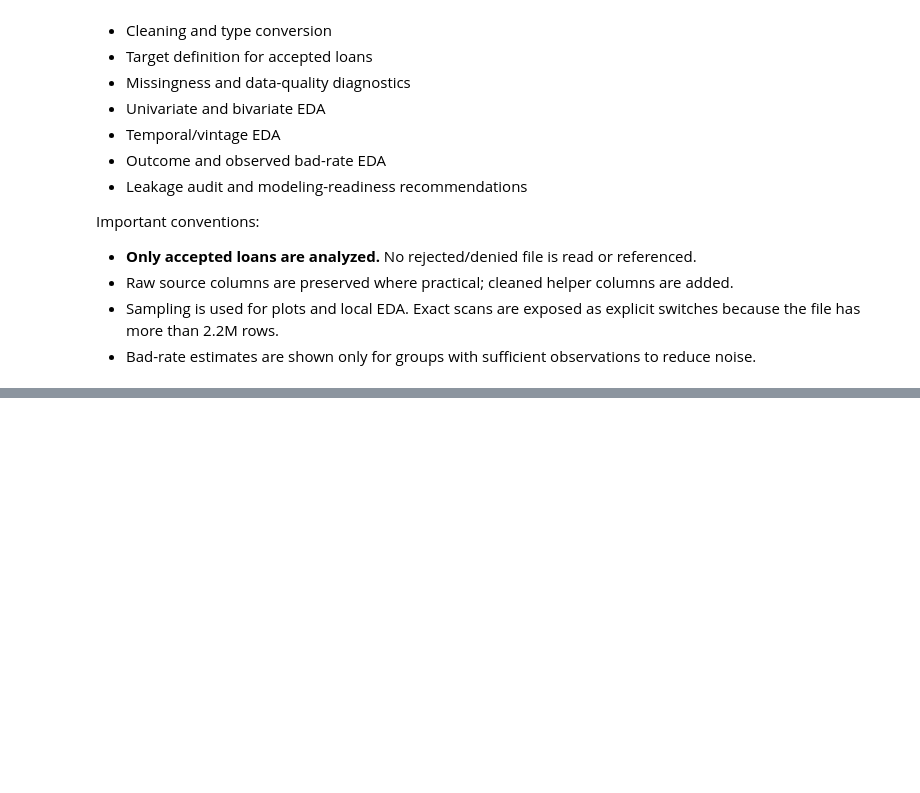
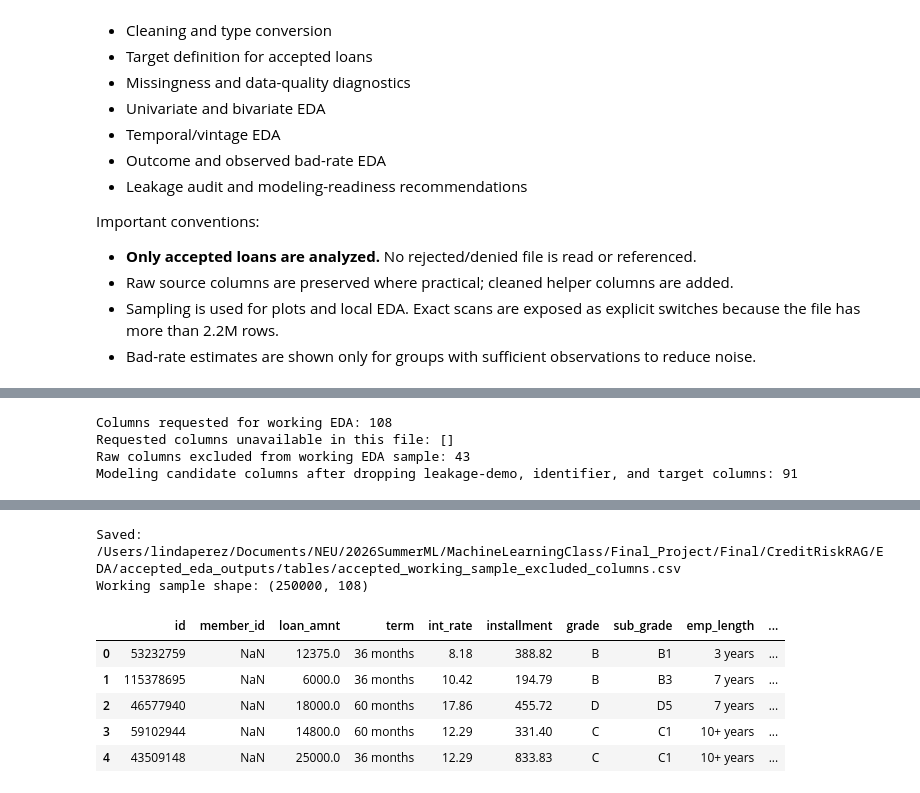
Before and after one commit to lindaperez/CreditRiskRAG, a Jupyter notebook: EDA/Accepted_Loan_EDA.ipynb, the cells around one changed output, grey strips where cells are left out. Drawn from its saved outputs; the diff is of its cells as text; code cells hidden in the pictures; blank space fills up the shorter version.

```diff
--- a/EDA/Accepted_Loan_EDA.ipynb
+++ b/EDA/Accepted_Loan_EDA.ipynb
@@ -347,8 +425,67 @@ LEAKAGE_DEMO_COLS = [
 requested_cols = IDENTIFIER_COLS + TARGET_COLS + APPLICATION_TIME_CANDIDATES + LEAKAGE_DEMO_COLS
 ACCEPTED_USECOLS = [c for c in requested_cols if c in accepted_columns]
 missing_requested = sorted(set(requested_cols) - set(ACCEPTED_USECOLS))
+
+# Columns not loaded into the working sample are documented explicitly so reviewers can
+# distinguish clear leakage exclusions from sparse, conditional, text, or timing-review fields.
+EXCLUDED_FROM_WORKING_SAMPLE = [c for c in accepted_columns if c not in ACCEPTED_USECOLS]
+
+FUNDING_OR_ALLOCATION_FIELDS = {"funded_amnt", "funded_amnt_inv"}
+FREE_TEXT_OR_PROXY_REVIEW_FIELDS = {"emp_title", "desc", "title"}
+POST_ORIGINATION_SERVICING_FIELDS = {
+    "pymnt_plan", "out_prncp_inv", "total_pymnt_inv", "total_rec_late_fee", "next_pymnt_d",
+}
+SECONDARY_APPLICANT_FIELDS = {
+    "revol_bal_joint", "sec_app_fico_range_low", "sec_app_fico_range_high",
+    "sec_app_earliest_cr_line", "sec_app_inq_last_6mths", "sec_app_mort_acc",
+    "sec_app_open_acc", "sec_app_revol_util", "sec_app_open_act_il",
+    "sec_app_num_rev_accts", "sec_app_chargeoff_within_12_mths",
+    "sec_app_collections_12_mths_ex_med", "sec_app_mths_since_last_major_derog",
+}
+HARDSHIP_OR_SETTLEMENT_FIELDS = {
+    "hardship_type", "hardship_reason", "hardship_status", "deferral_term", "hardship_amount",
+    "hardship_start_date", "hardship_end_date", "payment_plan_start_date", "hardship_length",
+    "hardship_dpd", "hardship_loan_status", "orig_projected_additional_accrued_interest",
+    "hardship_payoff_balance_amount", "hardship_last_payment_amount", "debt_settlement_flag_date",
+    "settlement_status", "settlement_date", "settlement_amount", "settlement_percentage",
+    "settlement_term",
+}
+
+
+def working_sample_exclusion_reason(column: str) -> str:
+    if column in FUNDING_OR_ALLOCATION_FIELDS:
+        return "Funding/allocation field; may reflect platform or investor funding mechanics rather than borrower application risk. Review timing before modeling."
+    if column in FREE_TEXT_OR_PROXY_REVIEW_FIELDS:
+        return "Free-text or employer/title field; excluded from first-pass EDA because it needs NLP, privacy, and fair-lending proxy review."
+    if column in POST_ORIGINATION_SERVICING_FIELDS:
+        return "Post-origination servicing/payment-plan field; excluded to avoid leakage in an at-application repayment-risk workflow."
+    if column in SECONDARY_APPLICANT_FIELDS:
+        return "Secondary/joint-applicant field; excluded from first-pass working sample because it is sparse and conditional on application_type. Consider later with structural-missingness handling."
+    if column in HARDSHIP_OR_SETTLEMENT_FIELDS:
+        return "Hardship or settlement field created after origination; clear leakage for an at-application default-risk model."
+    return "Not selected for focused memory-aware EDA; review source timing and business meaning before adding to the modeling feature set."
+
+
+excluded_working_sample_columns = pd.DataFrame([
+    {
+        "column": col,
+        "exclusion_reason": working_sample_exclusion_reason(col),
+    }
+    for col in EXCLUDED_FROM_WORKING_SAMPLE
+])
+
 print(f"Columns requested for working EDA: {len(ACCEPTED_USECOLS)}")
 print(f"Requested columns unavailable in this file: {missing_requested}")
+print(f"Raw columns excluded from working EDA sample: {len(EXCLUDED_FROM_WORKING_SAMPLE)}")
+modeling_candidate_cols_after_required_drops = [
+    c for c in ACCEPTED_USECOLS
+    if c not in set(LEAKAGE_DEMO_COLS + IDENTIFIER_COLS + TARGET_COLS)
+]
+print(
+    "Modeling candidate columns after dropping leakage-demo, identifier, and target columns: "
+    f"{len(modeling_candidate_cols_after_required_drops)}"
+)
+display_and_save_table(excluded_working_sample_columns, "accepted_working_sample_excluded_columns")
 
 accepted_raw = sample_csv_chunks(
     ACCEPTED_PATH,
@@ -359,3 +496,8 @@ accepted_raw = sample_csv_chunks(
 )
 print("Working sample shape:", accepted_raw.shape)
 display(accepted_raw.head())
+# %% [output]
+Columns requested for working EDA: 108
+Requested columns unavailable in this file: []
+Raw columns excluded from working EDA sample: 43
+Modeling candidate columns after dropping leakage-demo, identifier, and target columns: 91
@@ -362,3 +521,11 @@ display(accepted_raw.head())
+Saved: /Users/lindaperez/Documents/NEU/2026SummerML/MachineLearningClass/Final_Project/Final/CreditRiskRAG/EDA/accepted_eda_outputs/tables/accepted_working_sample_excluded_columns.csv
+Working sample shape: (250000, 108)
+|  | id | member_id | loan_amnt | term | int_rate | installment | grade | sub_grade | emp_length | ... |
+| 0 | 53232759 | NaN | 12375.0 | 36 months | 8.18 | 388.82 | B | B1 | 3 years | ... |
+| 1 | 115378695 | NaN | 6000.0 | 36 months | 10.42 | 194.79 | B | B3 | 7 years | ... |
+| 2 | 46577940 | NaN | 18000.0 | 60 months | 17.86 | 455.72 | D | D5 | 7 years | ... |
+| 3 | 59102944 | NaN | 14800.0 | 60 months | 12.29 | 331.40 | C | C1 | 10+ years | ... |
+| 4 | 43509148 | NaN | 25000.0 | 36 months | 12.29 | 833.83 | C | C1 | 10+ years | ... |
 # %% [markdown]
 ## 5. Cleaning and Type Conversion
 
```
Also changed, not shown: parts of 75 cells of this notebook, 32 other files.
